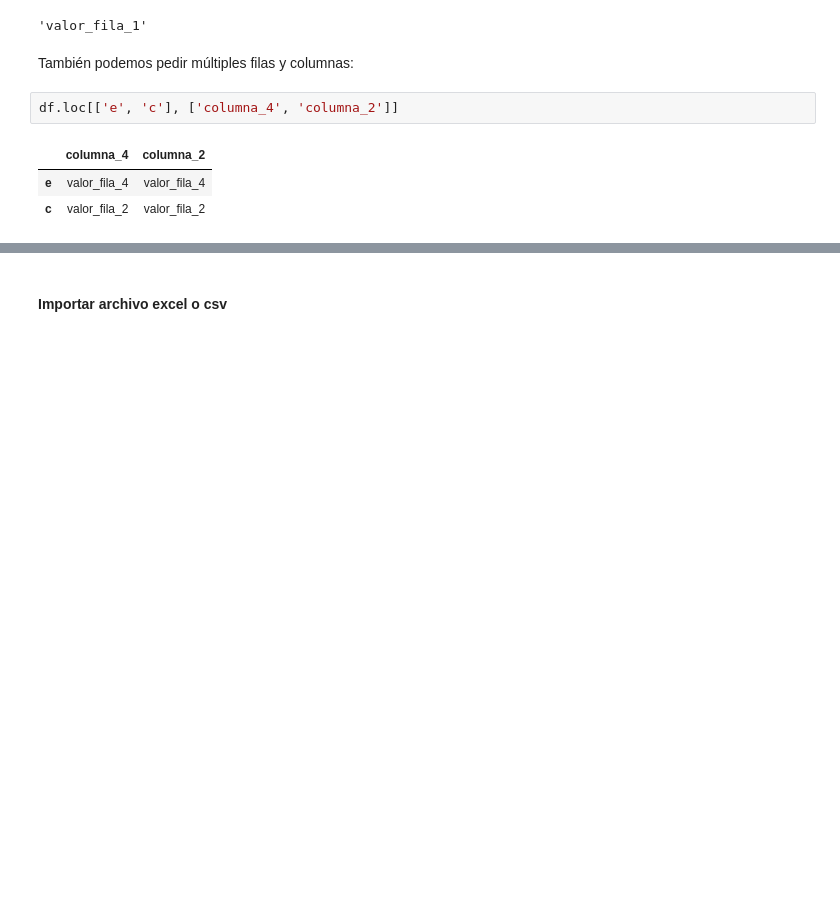
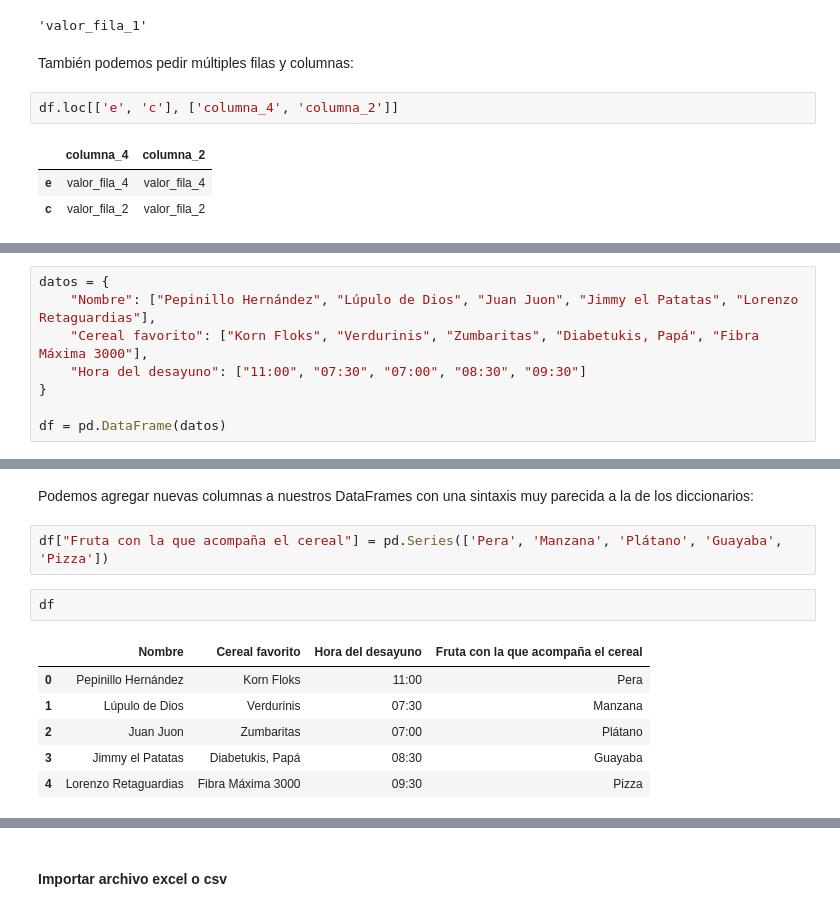
Before and after one commit to ivonnemorenoa/Procesamiento_de_Datos_con_Python, a Jupyter notebook: 4. Pandas y Analisis Exploratorio de Datos/Analisis_Exploratorio_de_nuestro_Dataset.ipynb, the cells around one changed output, grey strips where cells are left out. Drawn from its saved outputs; the diff is of its cells as text; blank space fills up the shorter version.

```diff
--- a/4. Pandas y Analisis Exploratorio de Datos/Analisis_Exploratorio_de_nuestro_Dataset.ipynb
+++ b/4. Pandas y Analisis Exploratorio de Datos/Analisis_Exploratorio_de_nuestro_Dataset.ipynb
@@ -307,0 +320,8 @@ df.loc[['e', 'c'], ['columna_4', 'columna_2']]
+# %%
+datos = {
+    "Nombre": ["Pepinillo Hernández", "Lúpulo de Dios", "Juan Juon", "Jimmy el Patatas", "Lorenzo Retaguardias"],
+    "Cereal favorito": ["Korn Floks", "Verdurinis", "Zumbaritas", "Diabetukis, Papá", "Fibra Máxima 3000"],
+    "Hora del desayuno": ["11:00", "07:30", "07:00", "08:30", "09:30"]
+}
+
+df = pd.DataFrame(datos)
@@ -307,0 +337,13 @@ df.loc[['e', 'c'], ['columna_4', 'columna_2']]
+# %% [markdown]
+Podemos agregar nuevas columnas a nuestros DataFrames con una sintaxis muy parecida a la de los diccionarios:
+# %%
+df["Fruta con la que acompaña el cereal"] = pd.Series(['Pera', 'Manzana', 'Plátano', 'Guayaba', 'Pizza'])
+# %%
+df
+# %% [output]
+|  | Nombre | Cereal favorito | Hora del desayuno | Fruta con la que acompaña el cereal |
+| 0 | Pepinillo Hernández | Korn Floks | 11:00 | Pera |
+| 1 | Lúpulo de Dios | Verdurinis | 07:30 | Manzana |
+| 2 | Juan Juon | Zumbaritas | 07:00 | Plátano |
+| 3 | Jimmy el Patatas | Diabetukis, Papá | 08:30 | Guayaba |
+| 4 | Lorenzo Retaguardias | Fibra Máxima 3000 | 09:30 | Pizza |
```
Also changed, not shown: parts of 37 cells of this notebook, 1 other file.
